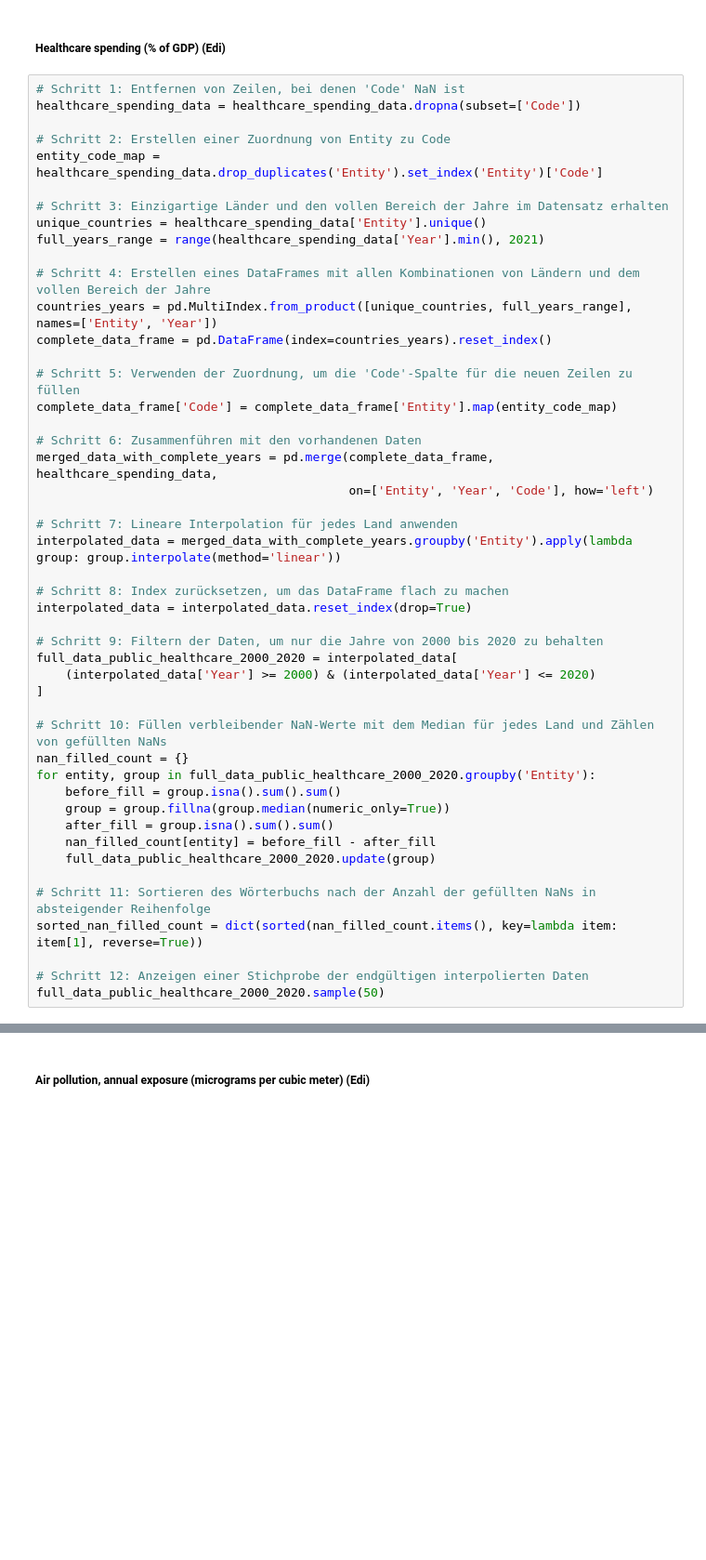
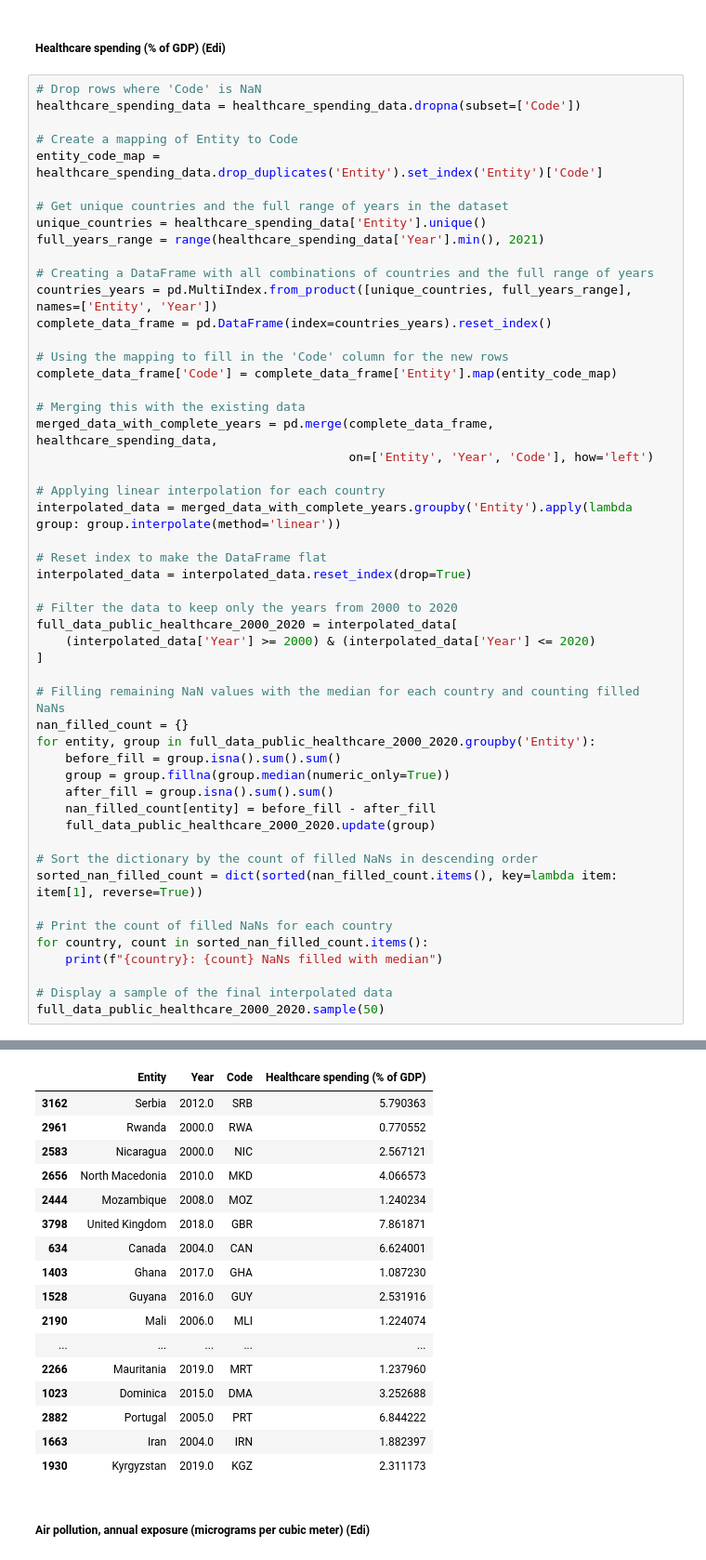
Before and after one commit to HarisFetic/Lebenserwartungs-Rechner-Projekt, a Jupyter notebook: sven/final.ipynb, the cells around one changed output, grey strips where cells are left out. Shown at 93% size. Cells and saved outputs as stored; diff of their text form; blank space fills up the shorter version.

```diff
--- a/sven/final.ipynb
+++ b/sven/final.ipynb
@@ -742,39 +1207,39 @@ full_data_obesity_2000_2020.sample(50)
 # %% [markdown]
 ##### Healthcare spending (% of GDP) (Edi)
 # %%
-# Schritt 1: Entfernen von Zeilen, bei denen 'Code' NaN ist
+# Drop rows where 'Code' is NaN
 healthcare_spending_data = healthcare_spending_data.dropna(subset=['Code'])
 
-# Schritt 2: Erstellen einer Zuordnung von Entity zu Code
+# Create a mapping of Entity to Code
 entity_code_map = healthcare_spending_data.drop_duplicates('Entity').set_index('Entity')['Code']
 
-# Schritt 3: Einzigartige Länder und den vollen Bereich der Jahre im Datensatz erhalten
+# Get unique countries and the full range of years in the dataset
 unique_countries = healthcare_spending_data['Entity'].unique()
 full_years_range = range(healthcare_spending_data['Year'].min(), 2021)
 
-# Schritt 4: Erstellen eines DataFrames mit allen Kombinationen von Ländern und dem vollen Bereich der Jahre
+# Creating a DataFrame with all combinations of countries and the full range of years
 countries_years = pd.MultiIndex.from_product([unique_countries, full_years_range], names=['Entity', 'Year'])
 complete_data_frame = pd.DataFrame(index=countries_years).reset_index()
 
-# Schritt 5: Verwenden der Zuordnung, um die 'Code'-Spalte für die neuen Zeilen zu füllen
+# Using the mapping to fill in the 'Code' column for the new rows
 complete_data_frame['Code'] = complete_data_frame['Entity'].map(entity_code_map)
 
-# Schritt 6: Zusammenführen mit den vorhandenen Daten
+# Merging this with the existing data
 merged_data_with_complete_years = pd.merge(complete_data_frame, healthcare_spending_data,
                                            on=['Entity', 'Year', 'Code'], how='left')
 
-# Schritt 7: Lineare Interpolation für jedes Land anwenden
+# Applying linear interpolation for each country
 interpolated_data = merged_data_with_complete_years.groupby('Entity').apply(lambda group: group.interpolate(method='linear'))
 
-# Schritt 8: Index zurücksetzen, um das DataFrame flach zu machen
+# Reset index to make the DataFrame flat
 interpolated_data = interpolated_data.reset_index(drop=True)
 
-# Schritt 9: Filtern der Daten, um nur die Jahre von 2000 bis 2020 zu behalten
+# Filter the data to keep only the years from 2000 to 2020
 full_data_public_healthcare_2000_2020 = interpolated_data[
     (interpolated_data['Year'] >= 2000) & (interpolated_data['Year'] <= 2020)
 ]
 
-# Schritt 10: Füllen verbleibender NaN-Werte mit dem Median für jedes Land und Zählen von gefüllten NaNs
+# Filling remaining NaN values with the median for each country and counting filled NaNs
 nan_filled_count = {}
 for entity, group in full_data_public_healthcare_2000_2020.groupby('Entity'):
     before_fill = group.isna().sum().sum()
@@ -783,8 +1248,13 @@ for entity, group in full_data_public_healthcare_2000_2020.groupby('Entity'):
     nan_filled_count[entity] = before_fill - after_fill
     full_data_public_healthcare_2000_2020.update(group)
 
-# Schritt 11: Sortieren des Wörterbuchs nach der Anzahl der gefüllten NaNs in absteigender Reihenfolge
+# Sort the dictionary by the count of filled NaNs in descending order
 sorted_nan_filled_count = dict(sorted(nan_filled_count.items(), key=lambda item: item[1], reverse=True))
 
-# Schritt 12: Anzeigen einer Stichprobe der endgültigen interpolierten Daten
+# Print the count of filled NaNs for each country
+for country, count in sorted_nan_filled_count.items():
+    print(f"{country}: {count} NaNs filled with median")
+
+# Display a sample of the final interpolated data
 full_data_public_healthcare_2000_2020.sample(50)
+# %% [output]
@@ -791,3 +1286,20 @@ full_data_public_healthcare_2000_2020.sample(50)
+|  | Entity | Year | Code | Healthcare spending (% of GDP) |
+| 3162 | Serbia | 2012.0 | SRB | 5.790363 |
+| 2961 | Rwanda | 2000.0 | RWA | 0.770552 |
+| 2583 | Nicaragua | 2000.0 | NIC | 2.567121 |
+| 2656 | North Macedonia | 2010.0 | MKD | 4.066573 |
+| 2444 | Mozambique | 2008.0 | MOZ | 1.240234 |
+| 3798 | United Kingdom | 2018.0 | GBR | 7.861871 |
+| 634 | Canada | 2004.0 | CAN | 6.624001 |
+| 1403 | Ghana | 2017.0 | GHA | 1.087230 |
+| 1528 | Guyana | 2016.0 | GUY | 2.531916 |
+| 2190 | Mali | 2006.0 | MLI | 1.224074 |
+| ... | ... | ... | ... | ... |
+| 2266 | Mauritania | 2019.0 | MRT | 1.237960 |
+| 1023 | Dominica | 2015.0 | DMA | 3.252688 |
+| 2882 | Portugal | 2005.0 | PRT | 6.844222 |
+| 1663 | Iran | 2004.0 | IRN | 1.882397 |
+| 1930 | Kyrgyzstan | 2019.0 | KGZ | 2.311173 |
 # %% [markdown]
 ##### Air pollution, annual exposure (micrograms per cubic meter) (Edi)
 # %%
```
Also changed, not shown: parts of 21 cells of this notebook.
